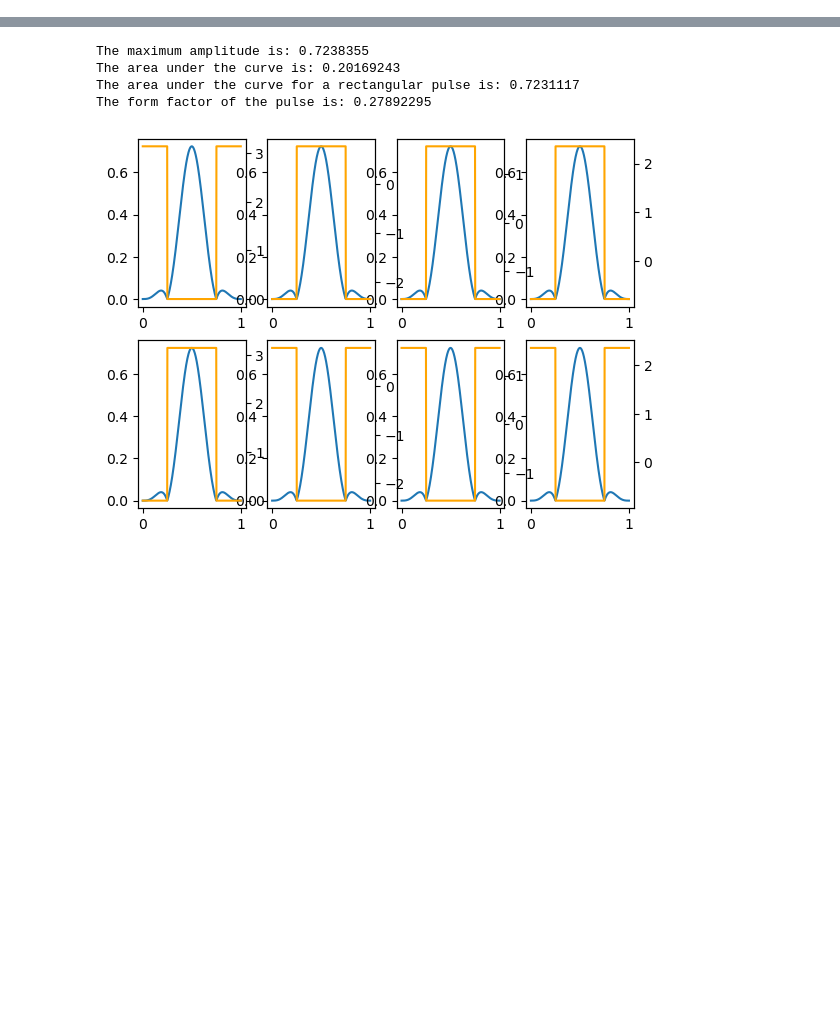
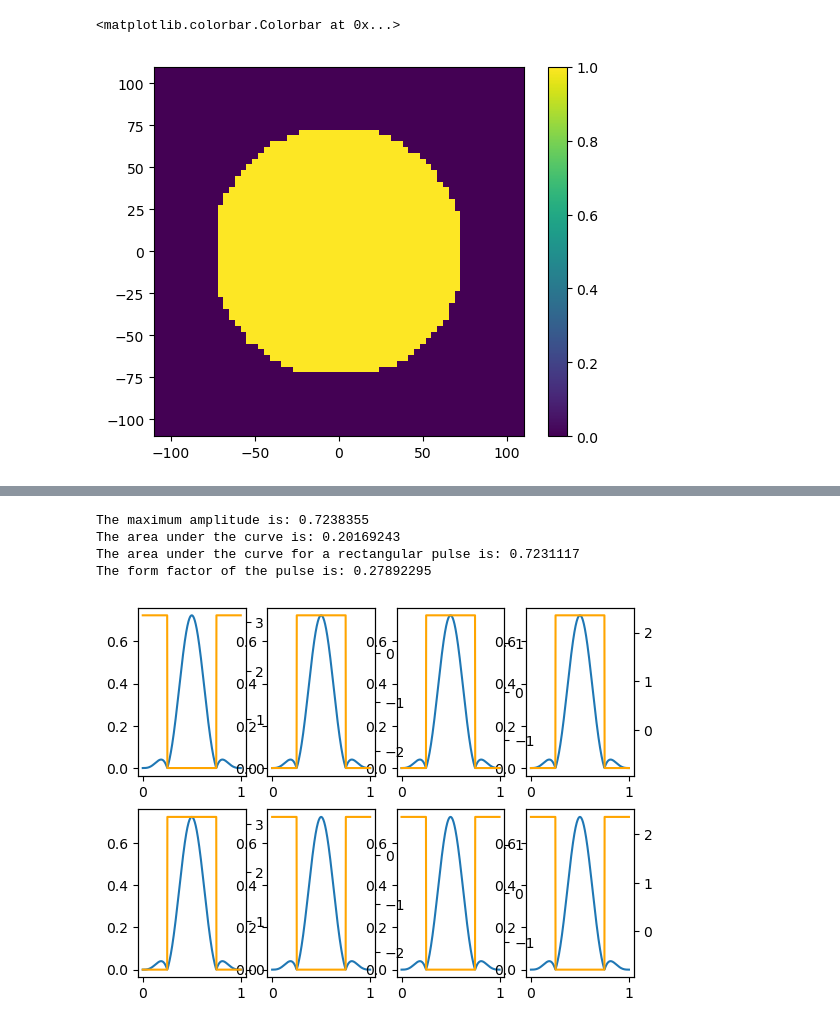
Before and after one commit to jumri-project/juart, a Jupyter notebook: notebooks/TESTC_CP_Analytic.ipynb, the cells around one changed output, grey strips where cells are left out. Cells and saved outputs as stored; diff of their text form; code cells hidden in the pictures; blank space fills up the shorter version.

```diff
--- a/notebooks/TESTC_CP_Analytic.ipynb
+++ b/notebooks/TESTC_CP_Analytic.ipynb
@@ -15,0 +90,27 @@ CarryOutSim = True
+# %%
+import h5py
+import numpy as np
+
+# Load the HDF5 file
+h5_file = 'sample_DoubleSphere_R75_DX1p0_T1_2500_3500_T2_2500_3500.h5'
+with h5py.File(h5_file, 'r') as f:
+    XData_size = f['sample']['data'].shape[0]
+    XData = np.linspace( -XData_size*f['sample']['resolution'][0]/2+f['sample']['offset'][0],
+                          XData_size*f['sample']['resolution'][0]/2+f['sample']['offset'][0],
+                          XData_size)
+    YData_size = f['sample']['data'].shape[1]
+    YData = np.linspace( -YData_size*f['sample']['resolution'][1]/2+f['sample']['offset'][1],
+                          YData_size*f['sample']['resolution'][1]/2+f['sample']['offset'][1],
+                          YData_size)
+    M0_data = f['sample']['data'][:,:,0]
+
+
+M0_map = ResampleImage(M0_data, XData, YData, np.linspace(-fov_x/2, fov_x/2, nx), np.linspace(-fov_y/2, fov_y/2, ny))
+M0_map[np.isnan(M0_map)] = 0  # Replace NaN values with 0
+Mask = np.zeros_like(M0_map)
+Mask[M0_map > 0.1] = 1
+plt.imshow(Mask, extent=(-fov_x/2, fov_x/2, -fov_y/2, fov_y/2), origin='lower')
+plt.colorbar()
+# %% [output]
+<matplotlib.colorbar.Colorbar at 0x...>
+[figure, added]
```
Also changed, not shown: parts of 29 cells of this notebook, 15 other files.
